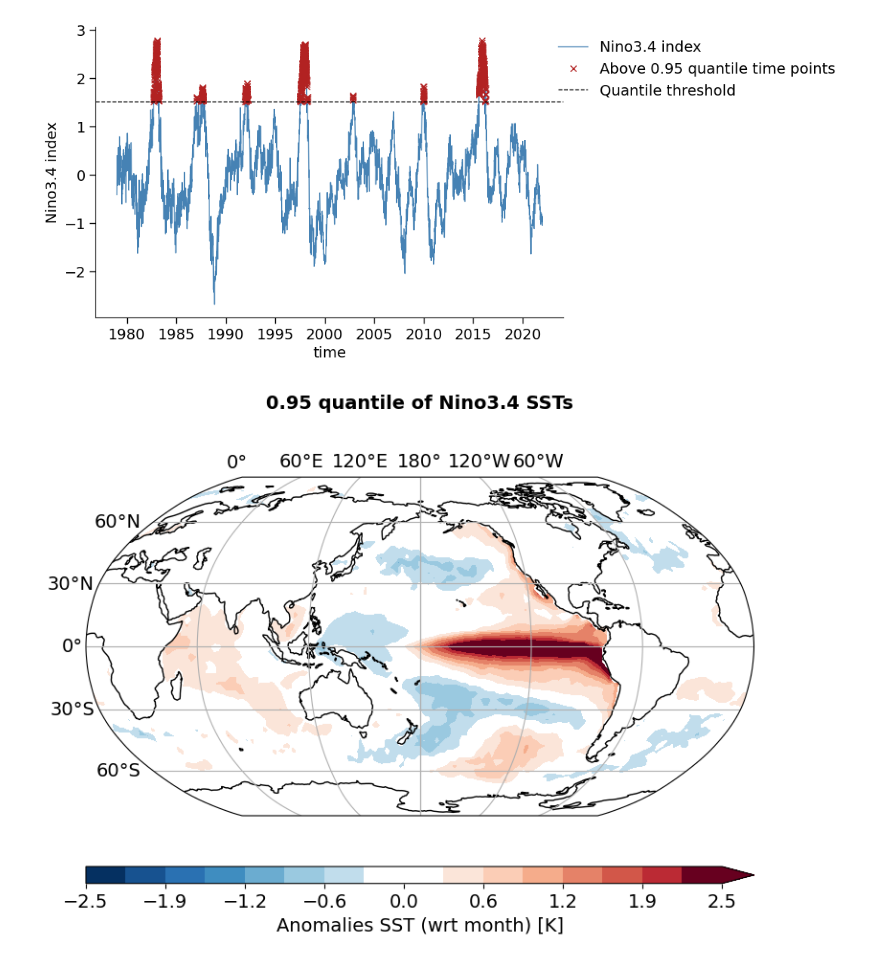
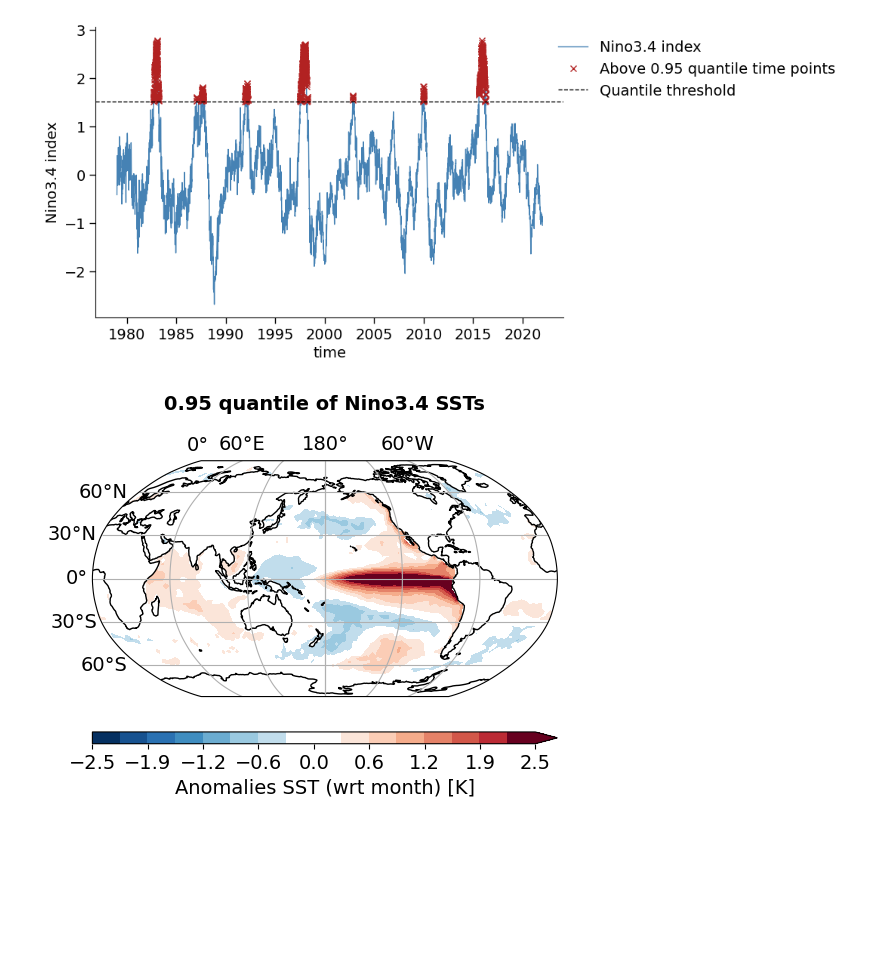
Before and after one commit to fstrnad/geoutils, a Jupyter notebook: tutorials/analysis_tutorial.ipynb, the cells around one changed output. Saved outputs shown, nothing was run; the diff lists cells and outputs as text; code cells hidden in the pictures; blank space fills up the shorter version.

```diff
--- a/tutorials/analysis_tutorial.ipynb
+++ b/tutorials/analysis_tutorial.ipynb
@@ -198,29 +202,30 @@ _ = cplt.set_legend(ax=im['ax'],
 # %%
 # Plot the extreme composites for the SSTs
 data = tu.get_sel_tps_ds(ds=ds_sst.ds[var_type], tps=q_tps)
 
 # create composites and also determine if these are statistically significant
 mean, pvalues_ttest = sut.ttest_field(
     data, ds_sst.ds[var_type])
 mask = sut.field_significance_mask(
     pvalues_ttest, alpha=0.001)
 
 label = f'Anomalies SST (wrt {an_type}) [K]'
 vmax = 2.5
 vmin = -vmax
 
 # plot the composites
 im_comp = cplt.plot_map(mean,
                         title=f'{q_th} quantile of Nino3.4 SSTs',
                         plot_type='contourf',
                         cmap='RdBu_r',
                         centercolor='white',
                         levels=16,
                         label=label,
                         vmin=vmin, vmax=vmax,
                         tick_step=2,
                         dateline=True,
-                        projection='Robinson'
+                        projection='Robinson',
+                        figsize=(6,4)
                         )
 # %% [output]
-[figure, old version]
+[figure, new version]
```
Also changed, not shown: parts of 6 cells of this notebook, 4 other files.
